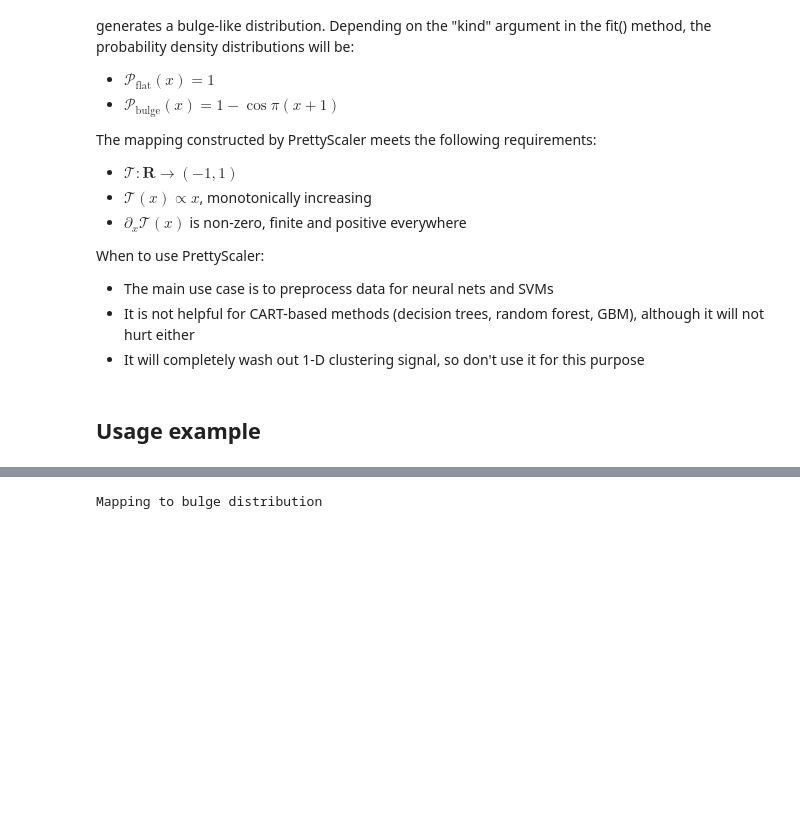
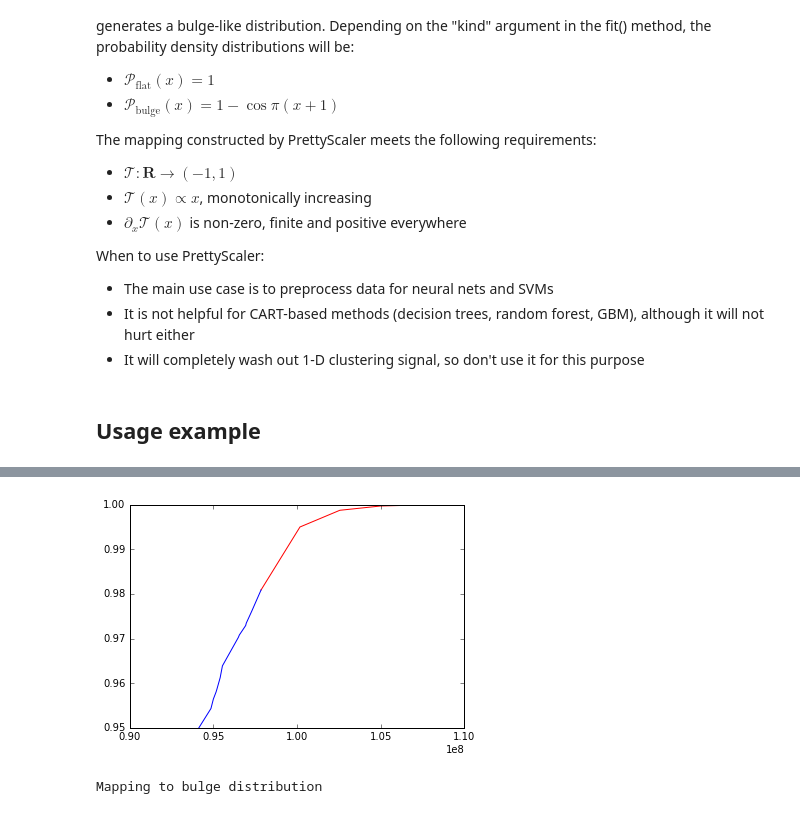
Before and after one commit to jmmanso/prettyscaler, a Jupyter notebook: PrettyScaler_introduction.ipynb, the cells around one changed output, grey strips where cells are left out. Drawn from its saved outputs; the diff is of its cells as text; code cells hidden in the pictures; blank space fills up the shorter version.

```diff
--- a/PrettyScaler_introduction.ipynb
+++ b/PrettyScaler_introduction.ipynb
@@ -84,0 +128,9 @@ pts.save_pickle('fitted_params.pkl')
+# %%
+# Zoom into the right wing. Also smooth blend.
+plt.plot(right_wing_x, right_wing_y, color='r')
+plt.plot(trunk_x, trunk_y, color='b')
+plt.xlim(9e7,1.1e8)
+plt.ylim(0.95,1)
+plt.xscale('linear')
+# %% [output]
+[figure, added]
```
Also changed, not shown: parts of 10 cells of this notebook, 8 other files.
